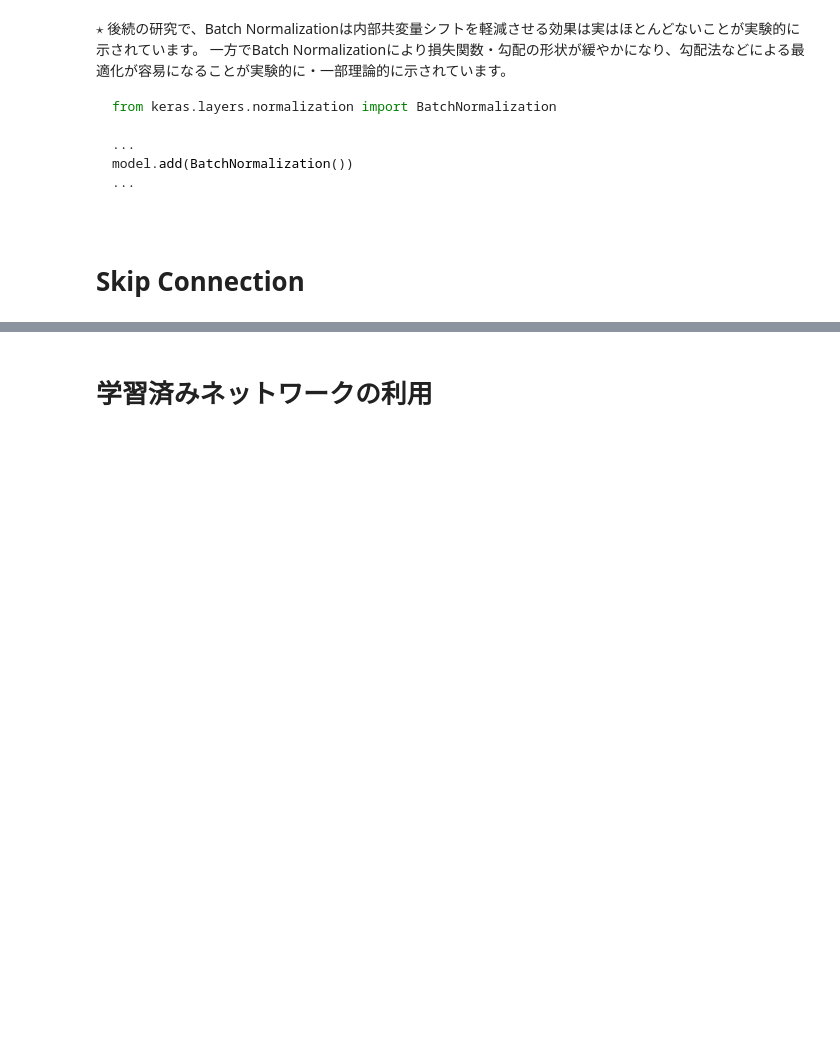
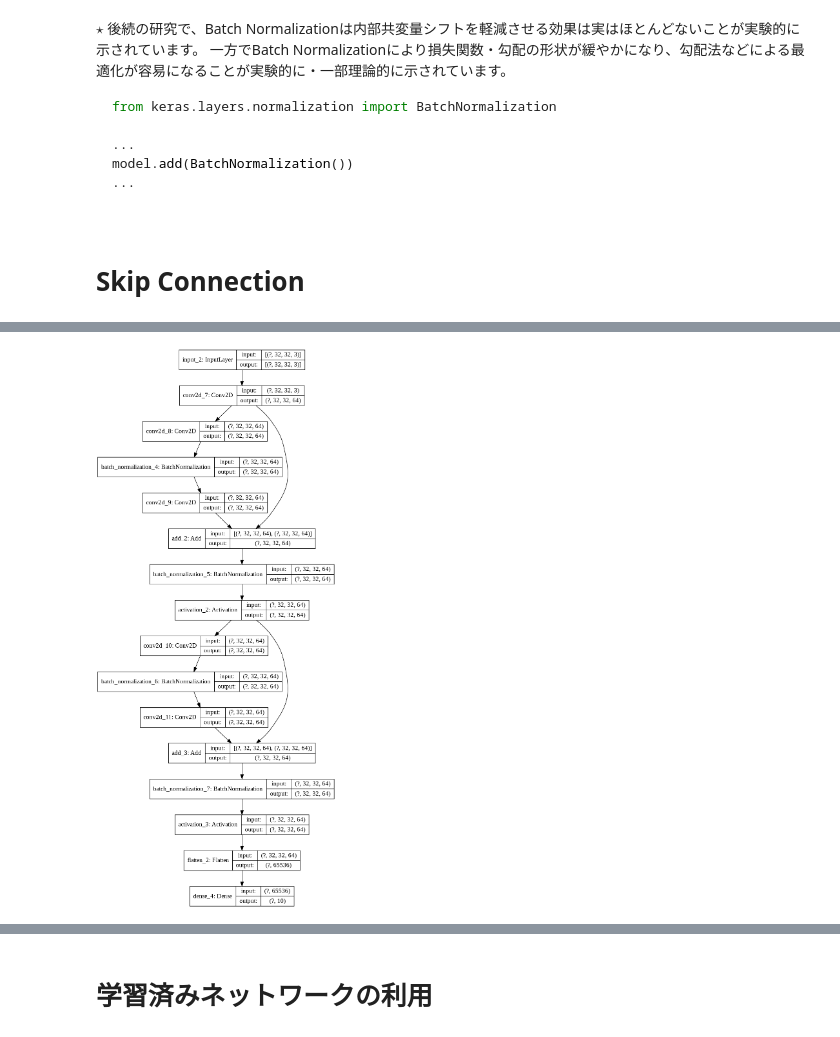
Before and after one commit to Strix9289/Introduction-of-Deep-Learning, a Jupyter notebook: CNN.ipynb, the cells around one changed output, grey strips where cells are left out. Saved outputs shown, nothing was run; the diff lists cells and outputs as text; code cells hidden in the pictures; blank space fills up the shorter version.

```diff
--- a/CNN.ipynb
+++ b/CNN.ipynb
@@ -347,17 +398,18 @@ def resblock(x, filters=64, kernel_size=(3, 3)):
     x = Activation('relu')(x)
     return x
 
-from keras import backend as K
-
+#入力する次元を指定
 inputs = Input(shape=(32, 32, 3))
 
+#xという変数に層を入植層に近い順に追加していく
 x = Conv2D(64, kernel_size=(5, 5), padding='same', activation='relu')(inputs)
 x = resblock(x)
 x = resblock(x)
 x = Flatten()(x)
+
+#出力層の状態を指定する
 y = Dense(10, activation='softmax')(x)
 
 model = Model(inputs=inputs, outputs=y)
 model.compile(optimizer='rmsprop',
               loss='categorical_crossentropy', metrics=['accuracy'])
-model.fit(x_train, y_train, batch_size=128, epochs=3, verbose=1)
@@ -371,0 +416,6 @@ Epoch 3/3
+# %%
+# モデル構造の可視化
+from keras.utils import plot_model
+plot_model(model, show_shapes=True)
+# %% [output]
+[figure, added]
```
Also changed, not shown: parts of 25 cells of this notebook.
